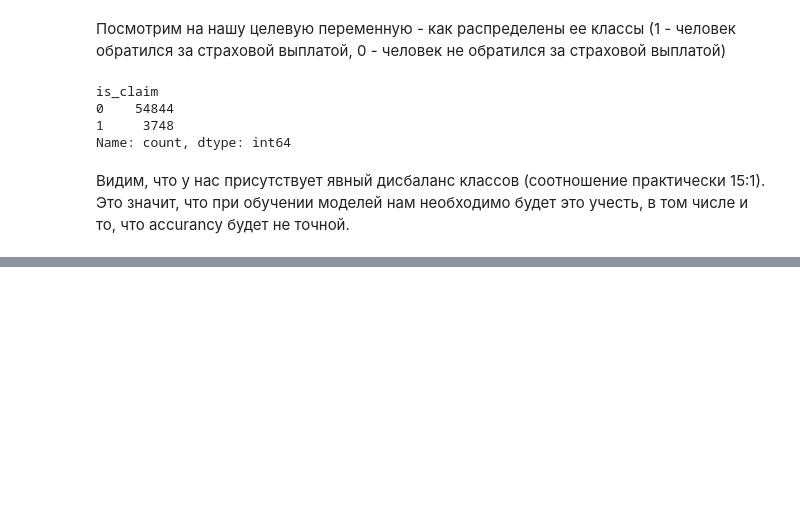
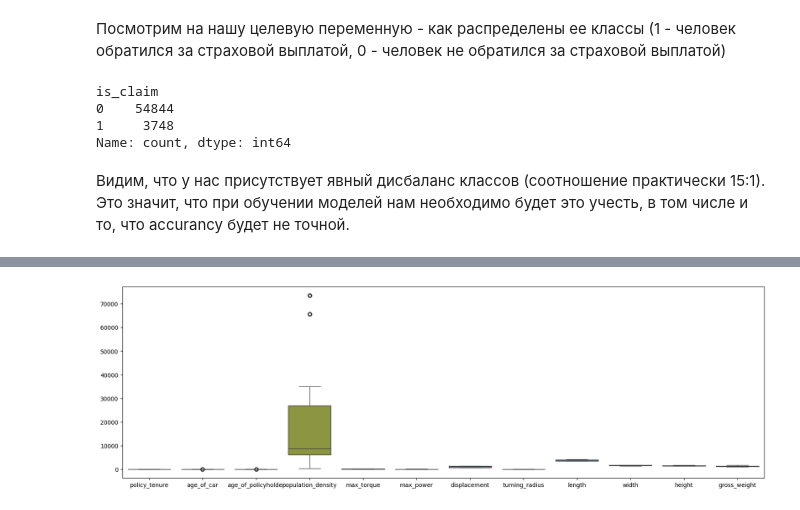
Before and after one commit to zolzayada/GP5_cool_cool_DL, a Jupyter notebook: EDA.ipynb, the cells around one changed output, grey strips where cells are left out. Cells and saved outputs as stored; diff of their text form; code cells hidden in the pictures; blank space fills up the shorter version.

```diff
--- a/EDA.ipynb
+++ b/EDA.ipynb
@@ -103,0 +128,3 @@ Name: count, dtype: int64
+# %%
+# Нам нужно взять только то, что перед bhp
+df['max_power'] = (df['max_power'].str.split('bhp').str[0].astype(float))
@@ -103,0 +159,3 @@ Name: count, dtype: int64
+# %%
+# Нам нужно взять только то, что перед Nm
+df['max_torque'] = (df['max_torque'].str.split('Nm').str[0].astype(float))
@@ -103,0 +178,3 @@ Name: count, dtype: int64
+# %%
+numbers = df.select_dtypes(include=['number'])
+numbers.columns
@@ -103,0 +189,2 @@ Name: count, dtype: int64
+# %%
+numbers = numbers.drop(['is_claim', 'make', 'airbags', 'cylinder', 'gear_box', 'ncap_rating'], axis = 1)
@@ -103,0 +205,6 @@ Name: count, dtype: int64
+# %%
+plt.figure(figsize=(20,6))
+sns.boxplot(data=numbers)
+plt.show()
+# %% [output]
+[figure, added]
```
Also changed, not shown: parts of 15 cells of this notebook.
